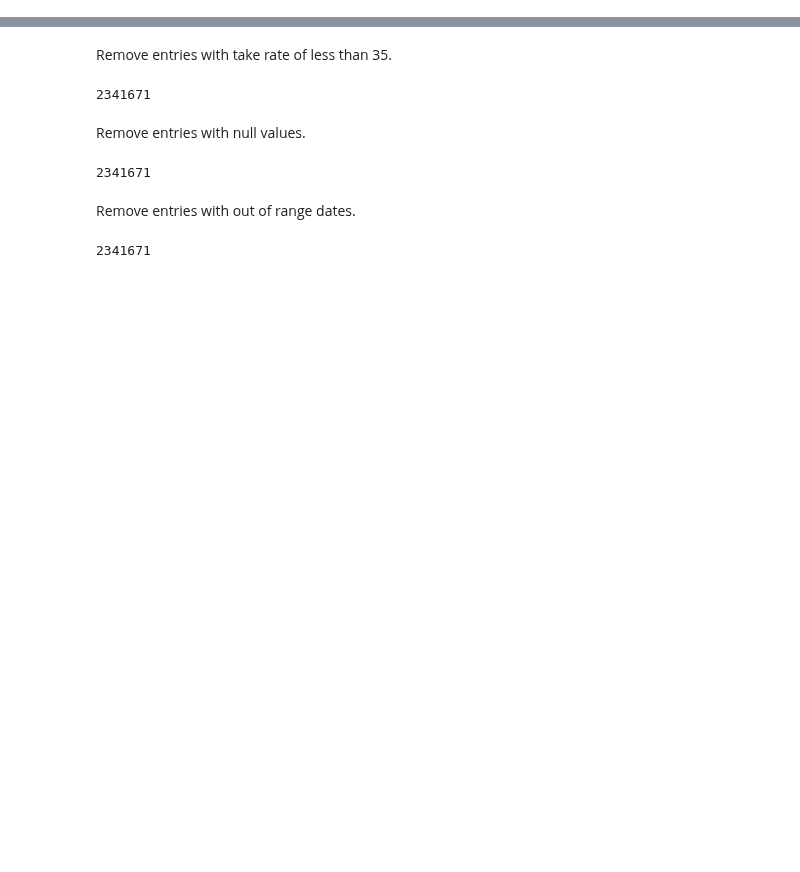
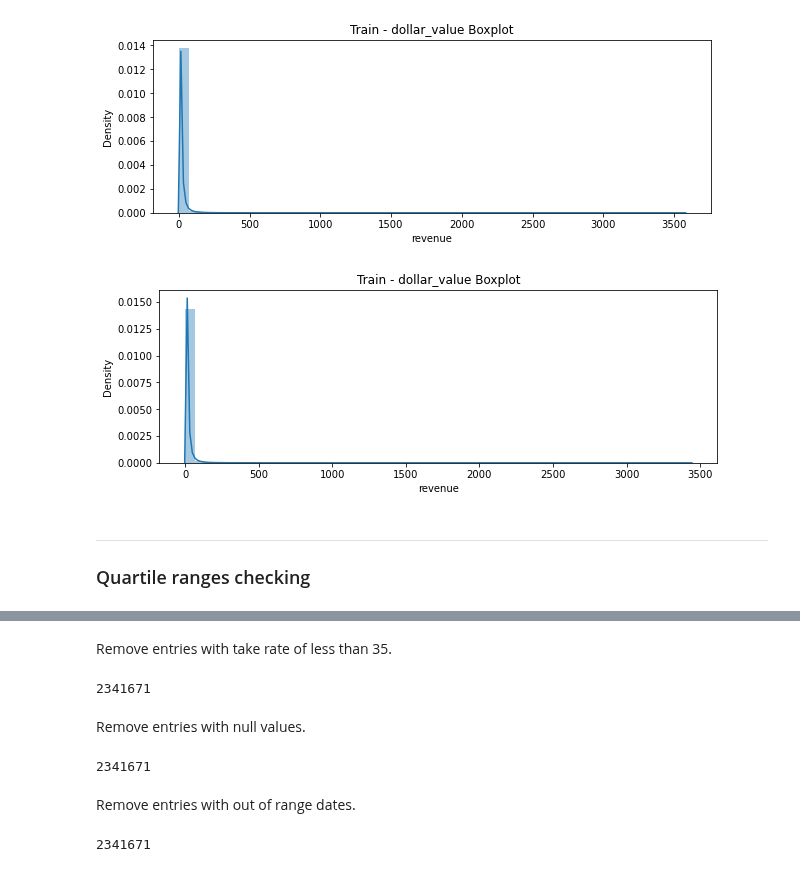
Before and after one commit to MAST30034-Applied-Data-Science/generic-buy-now-pay-later-project-group-11, a Jupyter notebook: notebooks/outlier_detection_removal.ipynb, the cells around one changed output, grey strips where cells are left out. Cells and saved outputs as stored; diff of their text form; code cells hidden in the pictures; blank space fills up the shorter version.

Commit message:
detect outlier using quantile range

```diff
--- a/notebooks/outlier_detection_removal.ipynb
+++ b/notebooks/outlier_detection_removal.ipynb
@@ -80,0 +32,4 @@ df_trx.count()
+# %%
+# load data from ETL
+df_trx_sa2 = spark.read.parquet('../data/curated/df_trx_sa2.parquet')
+df_trx_sa2_test = spark.read.parquet('../data/curated/df_trx_sa2_test.parquet')
@@ -80,0 +39,3 @@ df_trx.count()
+# %%
+pd_df_train = df_trx_sa2.toPandas()
+pd_df_test = df_trx_sa2_test.toPandas()
@@ -80,0 +72,18 @@ df_trx.count()
+# %%
+plt.figure(figsize =(10, 7))
+plt.subplot(2, 1, 1)
+sns.distplot((pd_df_train)['revenue'])
+plt.title("Train - dollar_value Boxplot")
+plt.show()
+
+plt.figure(figsize =(10, 7))
+plt.subplot(2, 1, 2)
+sns.distplot((pd_df_test)['revenue'])
+plt.title("Train - dollar_value Boxplot")
+plt.show()
+# %% [output]
+[figure, added]
+[figure, added]
+# %% [markdown]
+---
+### Quartile ranges checking
```
Also changed, not shown: parts of 28 cells of this notebook.
